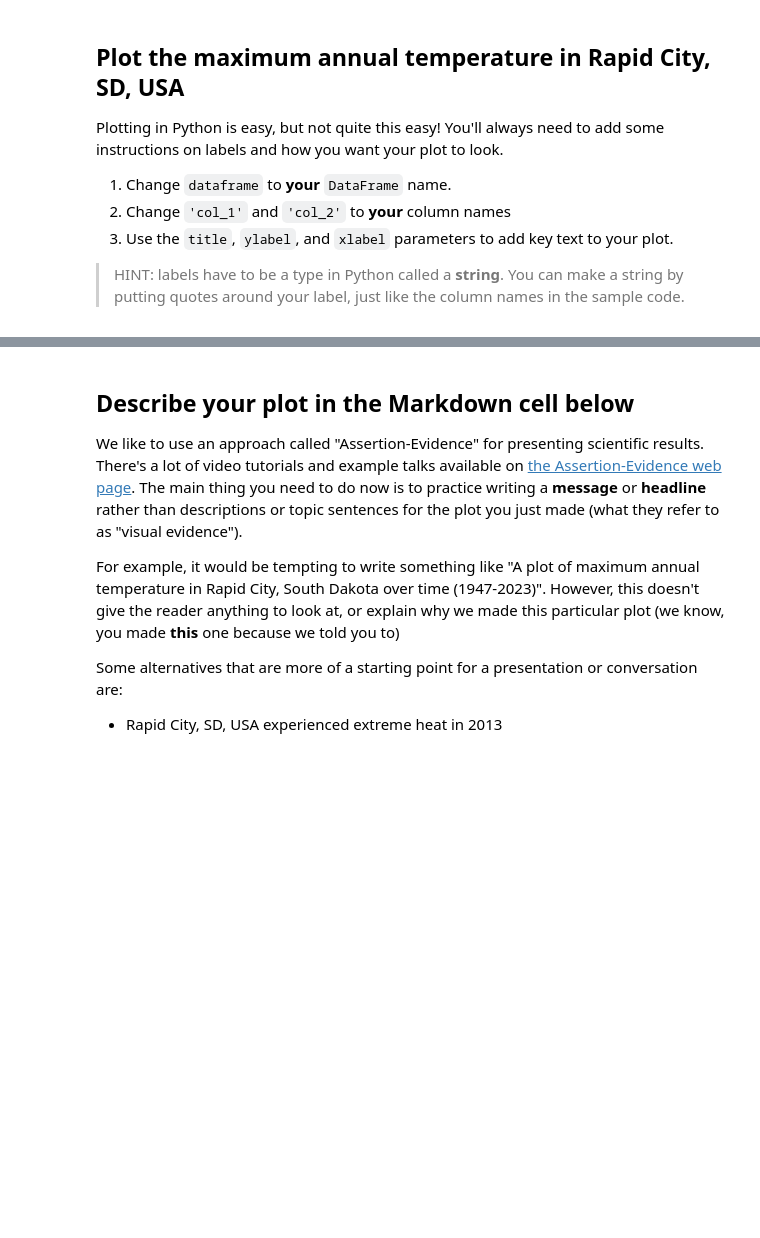
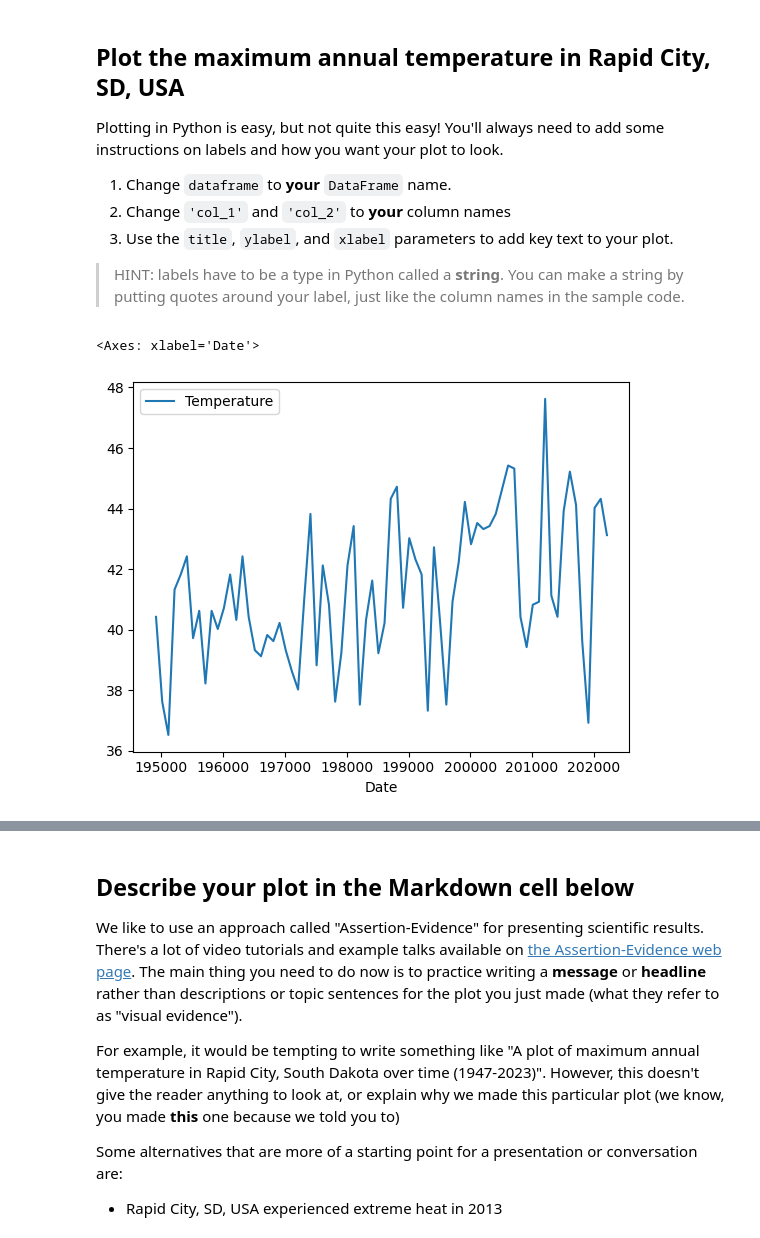
Before and after one commit to kahalama/get-started-with-reproducible-science-kahalama-1, a Jupyter notebook: Get Started with Open Reproducible Science.ipynb, the cells around one changed output, grey strips where cells are left out. Cells and saved outputs as stored; diff of their text form; code cells hidden in the pictures; blank space fills up the shorter version.

```diff
--- a/Get Started with Open Reproducible Science.ipynb
+++ b/Get Started with Open Reproducible Science.ipynb
@@ -339,7 +398,10 @@ Plotting in Python is easy, but not quite this easy! You'll always need to add s
 
 > HINT: labels have to be a type in Python called a **string**. You can make a string by putting quotes around your label, just like the column names in the sample code.
 # %%
-dataframe.plot(x='col_1', y='col_2')
+max_av_temp.plot(x='Date', y='Temperature')
+# %% [output]
+<Axes: xlabel='Date'>
+[figure, added]
 # %% [markdown]
 **THIS ISN'T THE END! Don't forget to complete the next task where you will describe your plot**
 
```
Also changed, not shown: parts of 9 cells of this notebook.
